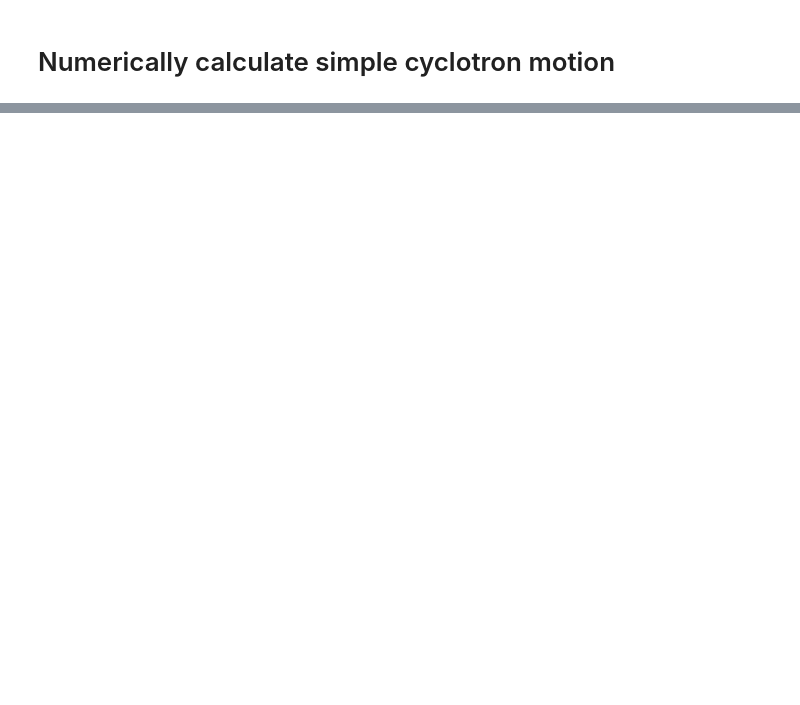
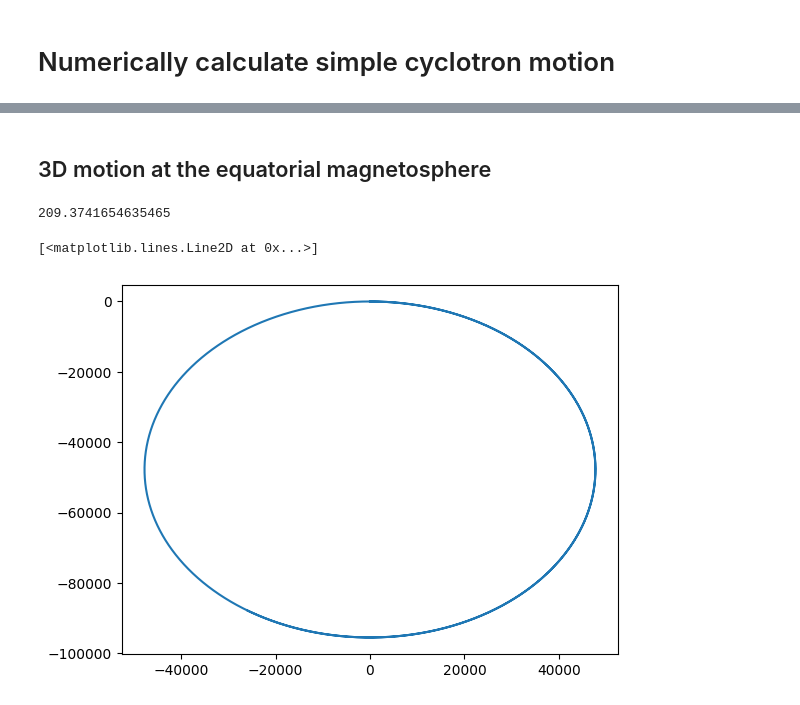
Before and after one commit to mshumko/p68_f22, a Jupyter notebook: bounce_motion/cyclotron.ipynb, the cells around one changed output, grey strips where cells are left out. Saved outputs shown, nothing was run; the diff lists cells and outputs as text; code cells hidden in the pictures; blank space fills up the shorter version.

```diff
--- a/bounce_motion/cyclotron.ipynb
+++ b/bounce_motion/cyclotron.ipynb
@@ -45,0 +45,33 @@ plt.plot(solution[:, 0], solution[:, 2])
+# %% [markdown]
+## 3D motion at the equatorial magnetosphere
+# %%
+def f(X, t, q, m, B):
+    """
+    Calculate the derivatives of the position and velocity.
+
+    X = [x, y, z, v_x, v_y, v_z]
+    """
+    w_c = np.sqrt(np.abs(q*B/m))
+    ode_matrix = np.array([
+            [0, 0, 0, 1, 0, 0],
+            [0, 0, 0, 0, 1, 0],
+            [0, 0, 0, 0, 0, 1],
+            [0, 0, 0, 0, w_c, 0],
+            [0, 0, 0, -w_c, 0, 0],
+            [0, 0, 0, 1, 0, 0]
+        ])
+    return np.matmul(ode_matrix, X)
+
+X0 = (0, 0, 0, 1E7, 0, 1E7)  # pos, vel
+args = (q_e, m_e, B)  # q, m , B
+w_c = np.sqrt(np.abs(q_e*B/m_e))
+print(w_c)
+t = np.linspace(0, 10/w_c, num=5000)
+solution = odeint(f, X0, t, args=args)
+# %% [output]
+209.3741654635465
+# %%
+plt.plot(solution[:, 0], solution[:, 1])
+# %% [output]
+[<matplotlib.lines.Line2D at 0x...>]
+[figure, added]
```
Also changed, not shown: parts of 6 cells of this notebook.
